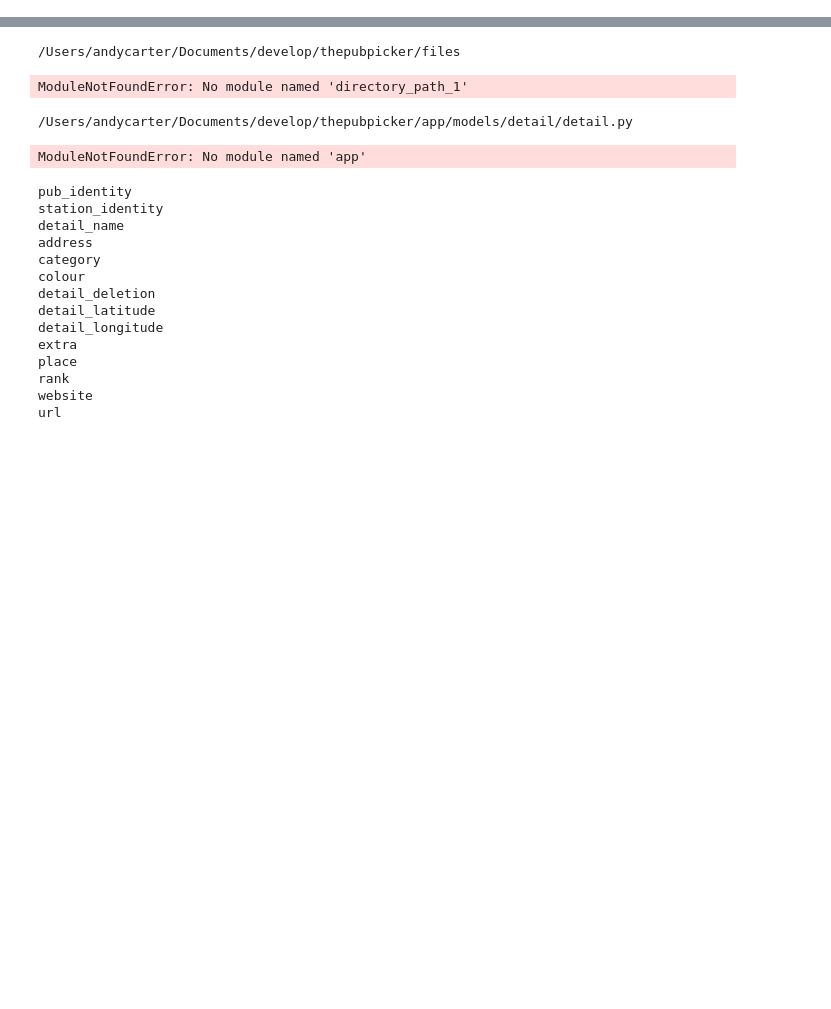
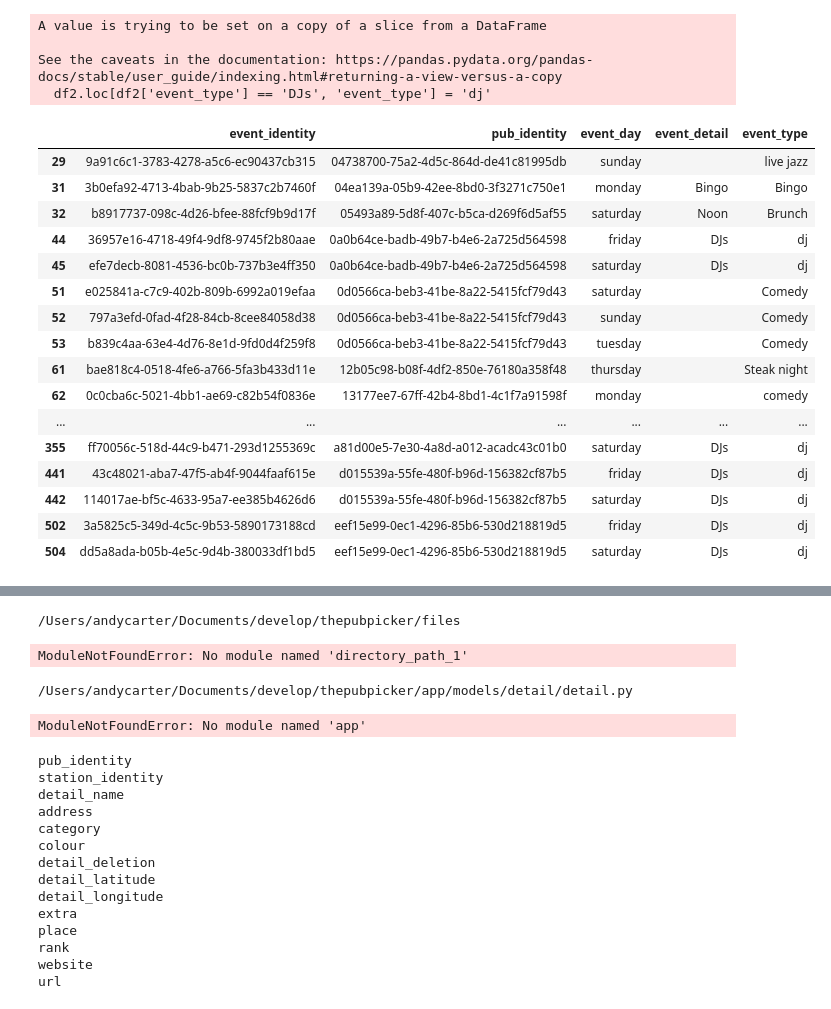
Before and after one commit to cartsmate/thepubpicker, a Jupyter notebook: files/Untitled2.ipynb, the cells around one changed output, grey strips where cells are left out. Cells and saved outputs as stored; diff of their text form; code cells hidden in the pictures; blank space fills up the shorter version.

```diff
--- a/files/Untitled2.ipynb
+++ b/files/Untitled2.ipynb
@@ -16,3 +22,29 @@ df_details.head(1)
+# %%
+df2.loc[df2['event_type'] == 'DJs', 'event_type'] = 'dj'
+df2
+# df2.to_csv(directory_path + '/event.csv', index=False, sep=',', encoding='utf-8')
+# %% [output]
+A value is trying to be set on a copy of a slice from a DataFrame
+
+See the caveats in the documentation: https://pandas.pydata.org/pandas-docs/stable/user_guide/indexing.html#returning-a-view-versus-a-copy
+  df2.loc[df2['event_type'] == 'DJs', 'event_type'] = 'dj'
+|  | event_identity | pub_identity | event_day | event_detail | event_type |
+| 29 | 9a91c6c1-3783-4278-a5c6-ec90437cb315 | 04738700-75a2-4d5c-864d-de41c81995db | sunday |  | live jazz |
+| 31 | 3b0efa92-4713-4bab-9b25-5837c2b7460f | 04ea139a-05b9-42ee-8bd0-3f3271c750e1 | monday | Bingo | Bingo |
+| 32 | b8917737-098c-4d26-bfee-88fcf9b9d17f | 05493a89-5d8f-407c-b5ca-d269f6d5af55 | saturday | Noon | Brunch |
+| 44 | 36957e16-4718-49f4-9df8-9745f2b80aae | 0a0b64ce-badb-49b7-b4e6-2a725d564598 | friday | DJs | dj |
+| 45 | efe7decb-8081-4536-bc0b-737b3e4ff350 | 0a0b64ce-badb-49b7-b4e6-2a725d564598 | saturday | DJs | dj |
+| 51 | e025841a-c7c9-402b-809b-6992a019efaa | 0d0566ca-beb3-41be-8a22-5415fcf79d43 | saturday |  | Comedy |
+| 52 | 797a3efd-0fad-4f28-84cb-8cee84058d38 | 0d0566ca-beb3-41be-8a22-5415fcf79d43 | sunday |  | Comedy |
+| 53 | b839c4aa-63e4-4d76-8e1d-9fd0d4f259f8 | 0d0566ca-beb3-41be-8a22-5415fcf79d43 | tuesday |  | Comedy |
+| 61 | bae818c4-0518-4fe6-a766-5fa3b433d11e | 12b05c98-b08f-4df2-850e-76180a358f48 | thursday |  | Steak night |
+| 62 | 0c0cba6c-5021-4bb1-ae69-c82b54f0836e | 13177ee7-67ff-42b4-8bd1-4c1f7a91598f | monday |  | comedy |
+| ... | ... | ... | ... | ... | ... |
+| 355 | ff70056c-518d-44c9-b471-293d1255369c | a81d00e5-7e30-4a8d-a012-acadc43c01b0 | saturday | DJs | dj |
+| 441 | 43c48021-aba7-47f5-ab4f-9044faaf615e | d015539a-55fe-480f-b96d-156382cf87b5 | friday | DJs | dj |
+| 442 | 114017ae-bf5c-4633-95a7-ee385b4626d6 | d015539a-55fe-480f-b96d-156382cf87b5 | saturday | DJs | dj |
+| 502 | 3a5825c5-349d-4c5c-9b53-5890173188cd | eef15e99-0ec1-4296-85b6-530d218819d5 | friday | DJs | dj |
+| 504 | dd5a8ada-b05b-4e5c-9d4b-380033df1bd5 | eef15e99-0ec1-4296-85b6-530d218819d5 | saturday | DJs | dj |
 # %%
 df_new = df_details[['pub_identity','station_identity','detail_name','address','category','colour','detail_deletion','detail_latitude','detail_longitude','extra','place','rank']]
 df_new.head(1)
```
Also changed, not shown: parts of 1 cell of this notebook, 54 other files.
